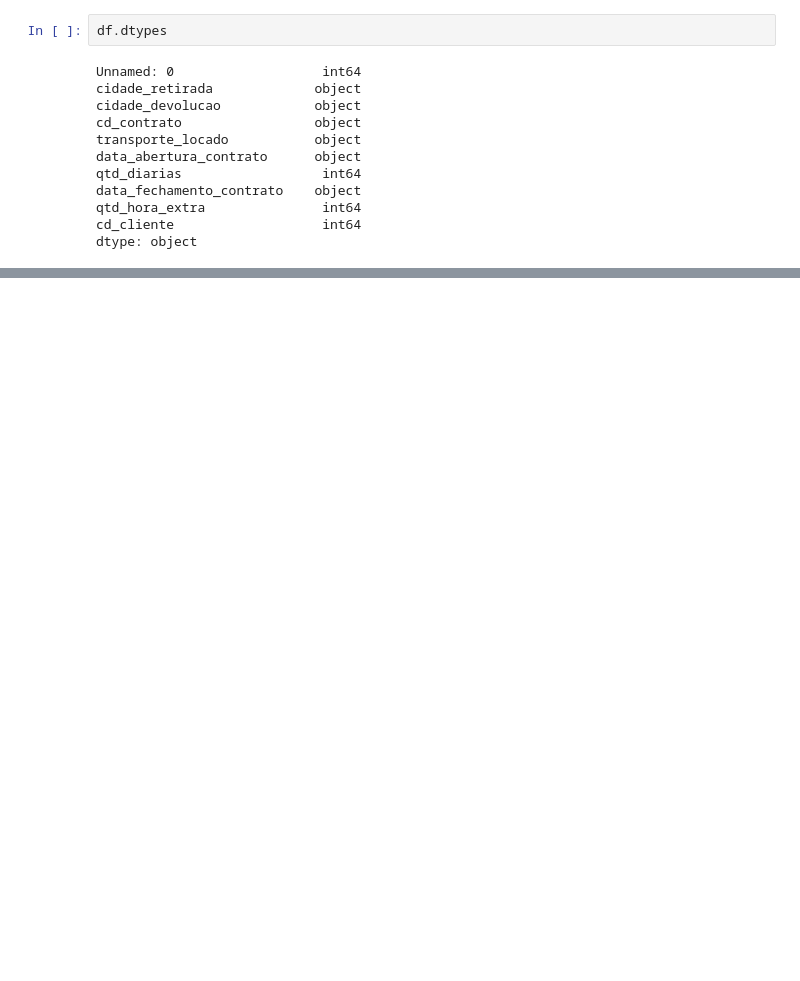
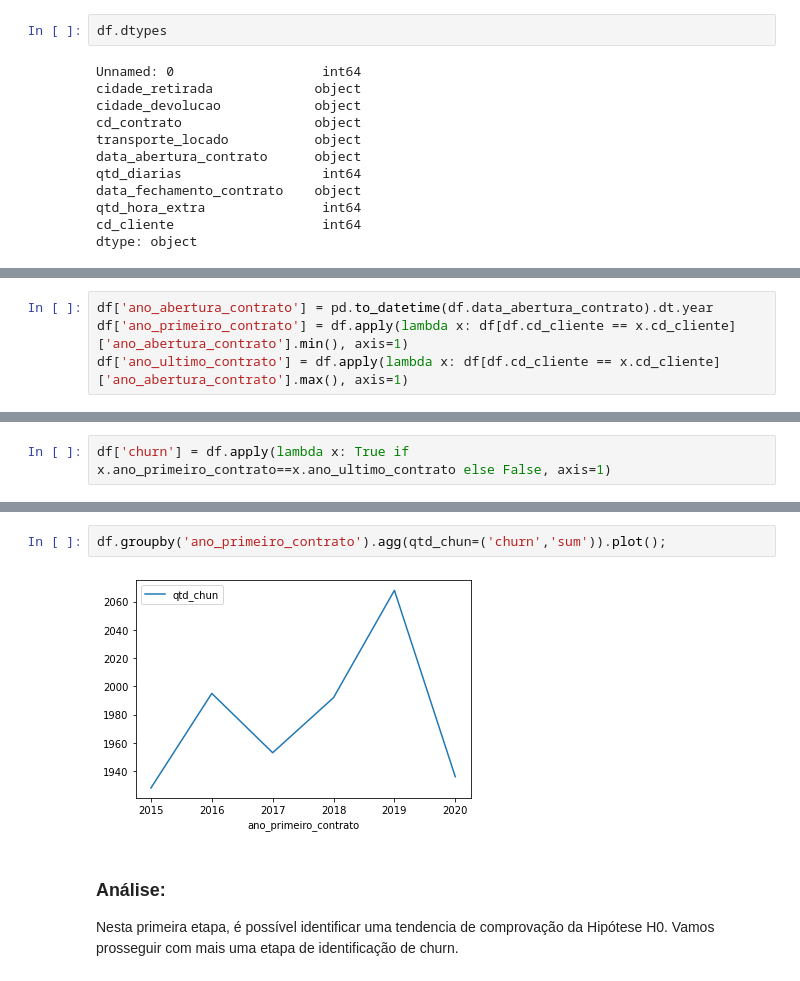
Before and after one commit to ecordeiro/Desafio, a Jupyter notebook: desafio_1.ipynb, the cells around one changed output, grey strips where cells are left out. Saved outputs shown, nothing was run; the diff lists cells and outputs as text; blank space fills up the shorter version.

```diff
--- a/desafio_1.ipynb
+++ b/desafio_1.ipynb
@@ -55,0 +106,4 @@ Name: cd_cliente, Length: 44842, dtype: int64
+# %%
+df['ano_abertura_contrato'] = pd.to_datetime(df.data_abertura_contrato).dt.year
+df['ano_primeiro_contrato'] = df.apply(lambda x: df[df.cd_cliente == x.cd_cliente]['ano_abertura_contrato'].min(), axis=1)
+df['ano_ultimo_contrato'] = df.apply(lambda x: df[df.cd_cliente == x.cd_cliente]['ano_abertura_contrato'].max(), axis=1)
@@ -55,0 +114,2 @@ Name: cd_cliente, Length: 44842, dtype: int64
+# %%
+df['churn'] = df.apply(lambda x: True if x.ano_primeiro_contrato==x.ano_ultimo_contrato else False, axis=1)
@@ -55,0 +127,8 @@ Name: cd_cliente, Length: 44842, dtype: int64
+# %%
+df.groupby('ano_primeiro_contrato').agg(qtd_chun=('churn','sum')).plot();
+# %% [output]
+[figure, added]
+# %% [markdown]
+### **Análise:**
+
+Nesta primeira etapa, é possível identificar uma tendencia de comprovação da Hipótese H0. Vamos prosseguir com mais uma etapa de identificação de churn.
```
Also changed, not shown: parts of 38 cells of this notebook.
